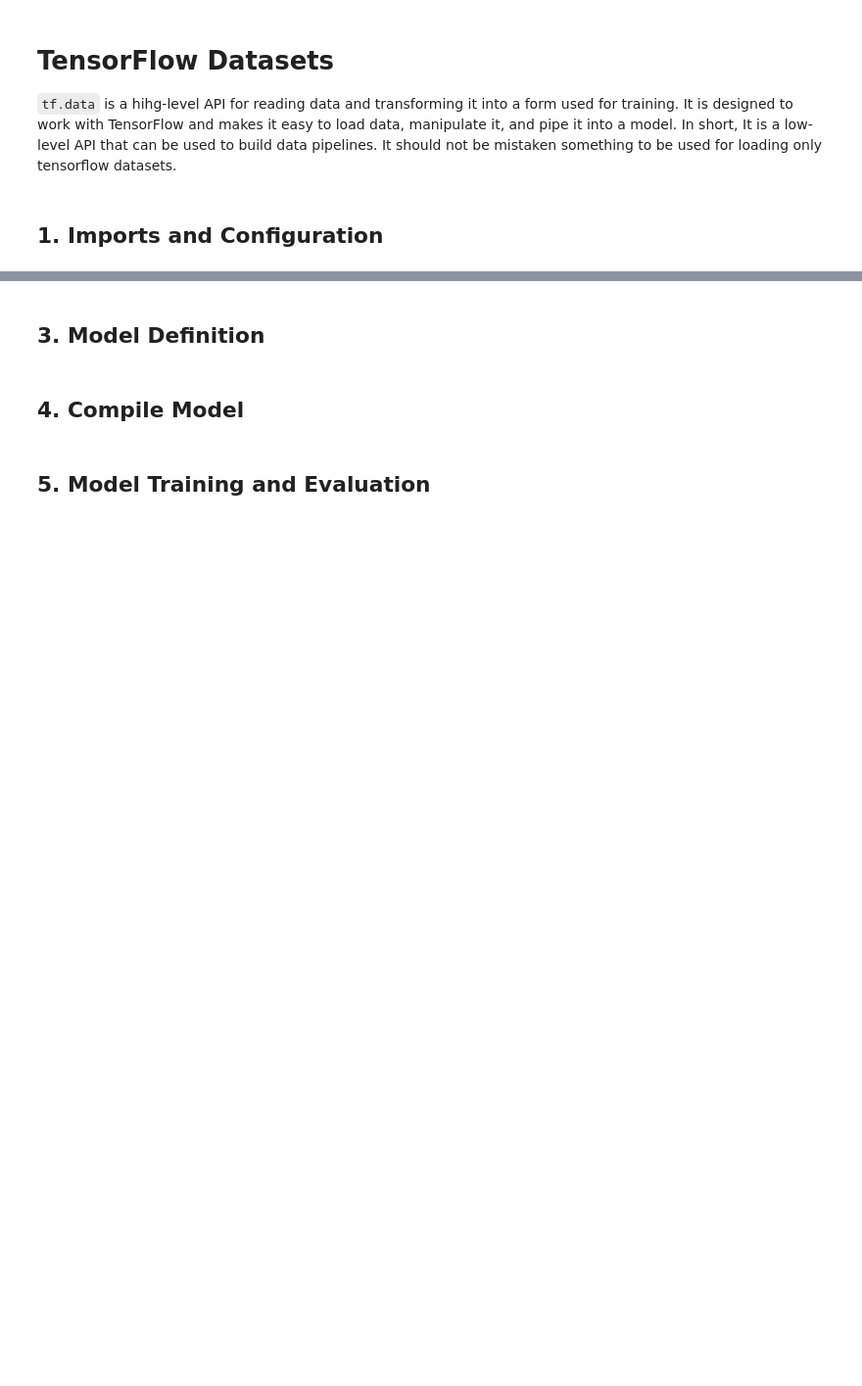
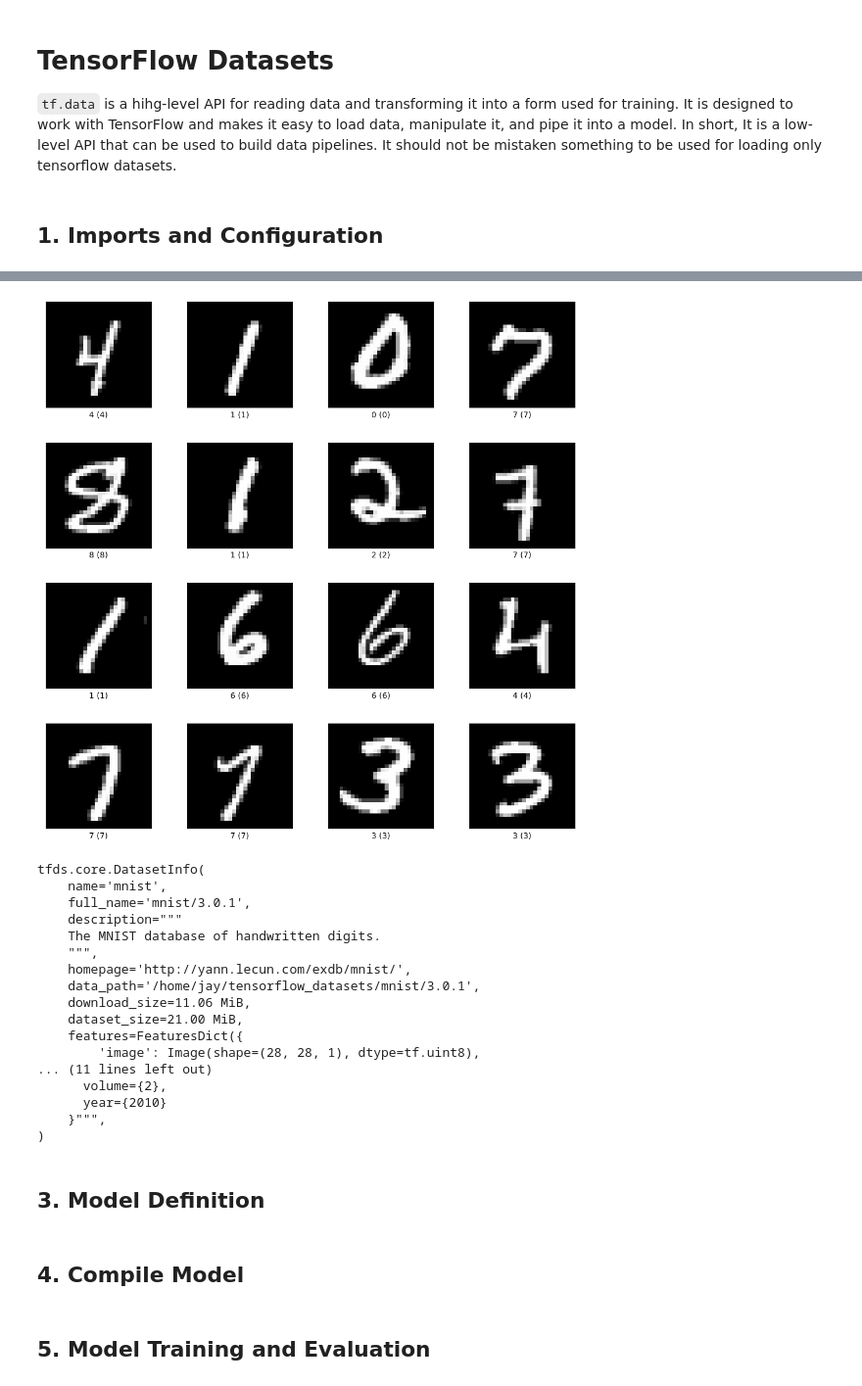
Before and after one commit to barotjay998/dl-playground, a Jupyter notebook: Basics/10_tensorflow-datasets.ipynb, the cells around one changed output, grey strips where cells are left out. Shown at 98% size. Cells and saved outputs as stored; diff of their text form; code cells hidden in the pictures; blank space fills up the shorter version.

Commit message:
load tfds, example

```diff
--- a/Basics/10_tensorflow-datasets.ipynb
+++ b/Basics/10_tensorflow-datasets.ipynb
@@ -33,3 +31,25 @@ Dataset mnist downloaded and prepared to /home/jay/tensorflow_datasets/mnist/3.0
+# %%
+fig = tfds.show_examples(ds_train, ds_info, rows=4, cols=4)
+print(ds_info)
+# %% [output]
+[figure, added]
+tfds.core.DatasetInfo(
+    name='mnist',
+    full_name='mnist/3.0.1',
+    description="""
+    The MNIST database of handwritten digits.
+    """,
+    homepage='http://yann.lecun.com/exdb/mnist/',
+    data_path='/home/jay/tensorflow_datasets/mnist/3.0.1',
+    download_size=11.06 MiB,
+    dataset_size=21.00 MiB,
+    features=FeaturesDict({
+        'image': Image(shape=(28, 28, 1), dtype=tf.uint8),
+... (11 lines left out)
+      volume={2},
+      year={2010}
+    }""",
+)
 # %% [markdown]
 ## 3. Model Definition
 # %% [markdown]
```
Also changed, not shown: parts of 3 cells of this notebook.
